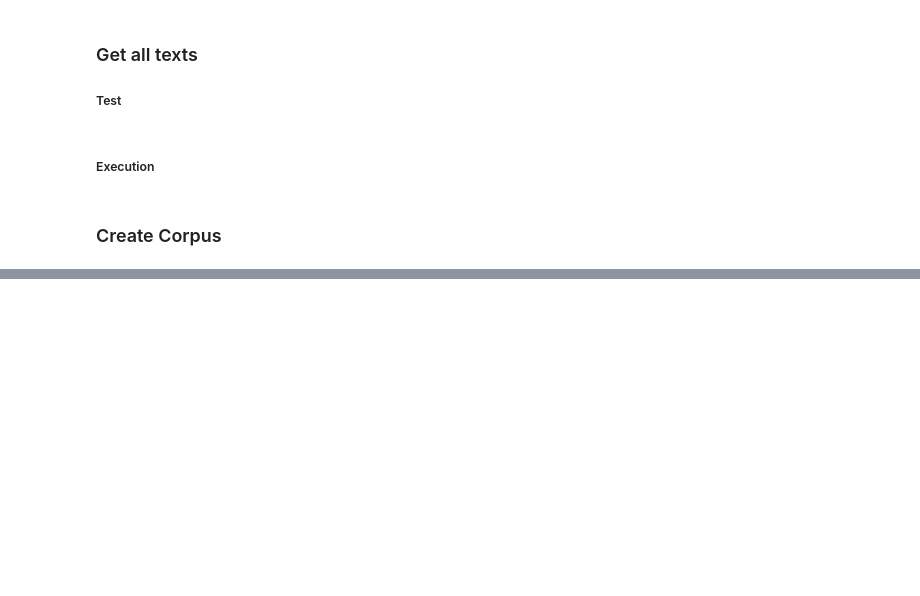
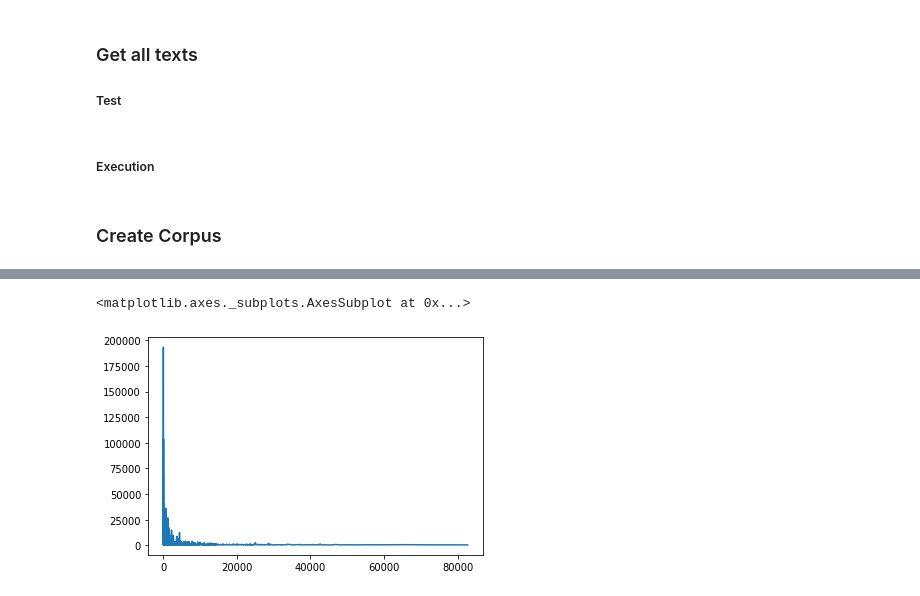
Before and after one commit to crawftv/latin_project, a Jupyter notebook: scrape persues.ipynb, the cells around one changed output, grey strips where cells are left out. Drawn from its saved outputs; the diff is of its cells as text; code cells hidden in the pictures; blank space fills up the shorter version.

```diff
--- a/scrape persues.ipynb
+++ b/scrape persues.ipynb
@@ -330,0 +271,8 @@ outfile.close()
+# %%
+import pickle
+filename= "df2.pkl"
+infile =open(filename,'rb')
+df2 = pickle.load(infile)
+infile.close()
+# %%
+useful_values = df2[df2["values"]>500]
@@ -330,0 +295,5 @@ outfile.close()
+# %%
+sns.lineplot(data=useful_values["values"])
+# %% [output]
+<matplotlib.axes._subplots.AxesSubplot at 0x...>
+[figure, added]
```
Also changed, not shown: parts of 37 cells of this notebook, 3 other files.
